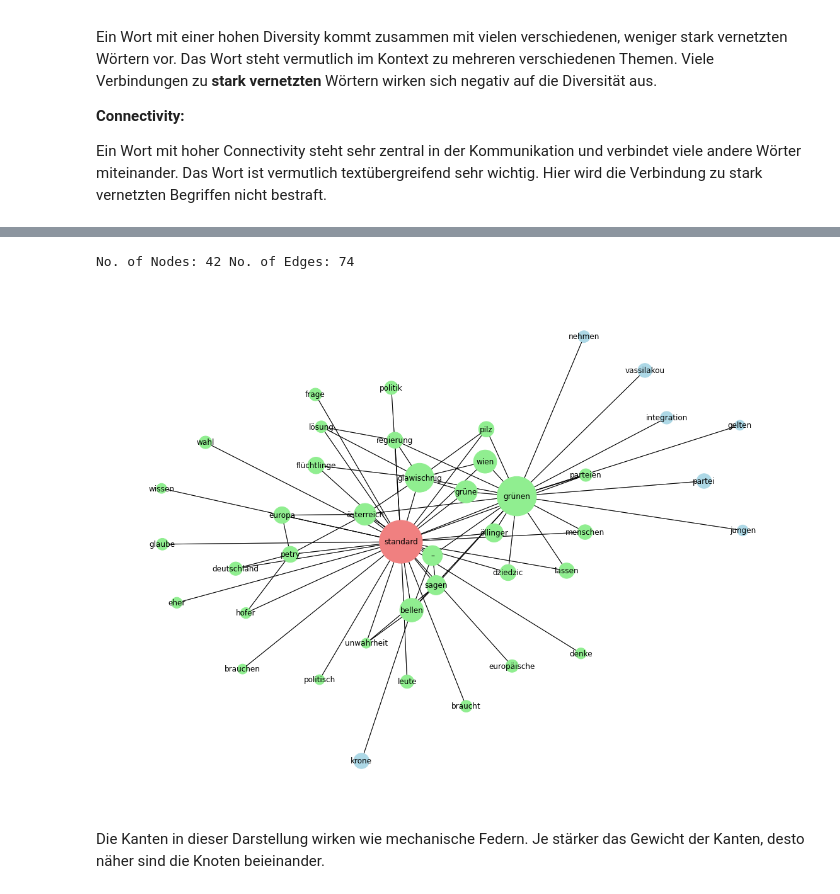
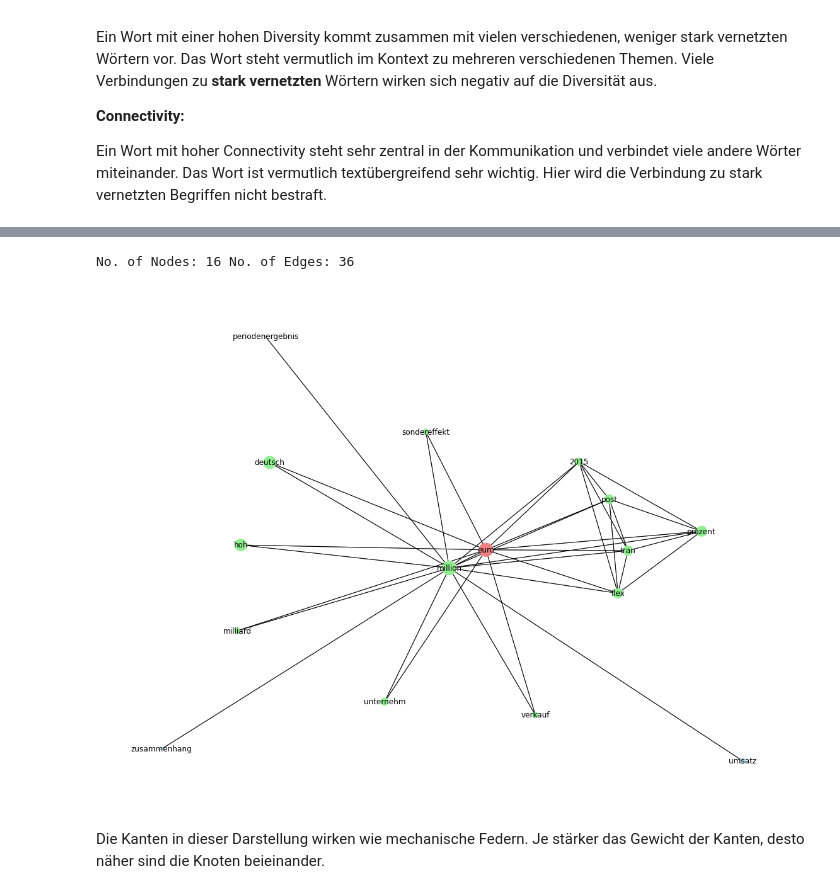
Before and after one commit to chiller13/keywordextraction, a Jupyter notebook: Demo Keyword Extraction.ipynb, the cells around one changed output, grey strips where cells are left out. Cells and saved outputs as stored; diff of their text form; code cells hidden in the pictures.

```diff
--- a/Demo Keyword Extraction.ipynb
+++ b/Demo Keyword Extraction.ipynb
@@ -33,7 +33,7 @@ Im folgenden Codefeld bitte den Pfad zu einer Datei angeben, deren Inhalt dem Fo
 Zusätzlich bitte die Sprache der Texte wie beschrieben angeben und eventuelle Wörter, die vom Algorithmus ignoriert werden sollen, in der Liste 'additional_stopwords' angeben.
 # %%
 # hier den Pfad zur csv-Datei angeben
-PATH_texts = 'data/news.csv'
+PATH_texts = '../../CodeAlltag/news.csv'
 
 # hier die gewünschte Sprache angeben ('en' oder 'de')
 language = 'de'
@@ -75,7 +75,7 @@ Vor der Generierung des Graphen werden die Texte bereinigt. Das umfasst folgende
 - Reduktion von Wörtern auf ihren Wortstamm (z.B. *gesehen* und *sah* werden zu *seh*)
 # %%
 # Die Texte werden bereinigt und in Tokens zerlegt
-texts_tokenized = textgraph.clean_texts(texts=texts, stopwords=stopwords) # bei Bedarf Stemmer übergeben
+texts_tokenized = textgraph.clean_texts(texts=texts, stopwords=stopwords, stemmer=stemmer) # bei Bedarf Stemmer übergeben
 # %% [output]
 Convert to lowercase
 Remove words that start with HTTP
@@ -97,6 +98,6 @@ Aus den Inhalten der Texte wird ein Graph generiert.
 
 der Linkfilter kann nach Bedarf angepasst werden.
 # %%
-G = textgraph.create_wcn(texts=texts_tokenized, link_filter=3)
+G = textgraph.create_wcn(texts=texts_tokenized, link_filter=4)
 # %% [output]
 Original Network
@@ -167,8 +173,8 @@ Die Übersichtlichkeit des Graph hängt stark von der Anzahl und der Länge der
 # %%
-node = 'standard'
+node = 'euro'
 textgraph.show_ego_of_word(G=G, node=node, radius=1, min_weight=20)
 # %% [output]
-No. of Nodes: 42 No. of Edges: 74
+No. of Nodes: 16 No. of Edges: 36
-[figure, old version]
+[figure, new version]
 # %% [markdown]
 Die Kanten in dieser Darstellung wirken wie mechanische Federn. Je stärker das Gewicht der Kanten, desto näher sind die Knoten beieinander.
```
Also changed, not shown: parts of 7 cells of this notebook, 4 other files.
